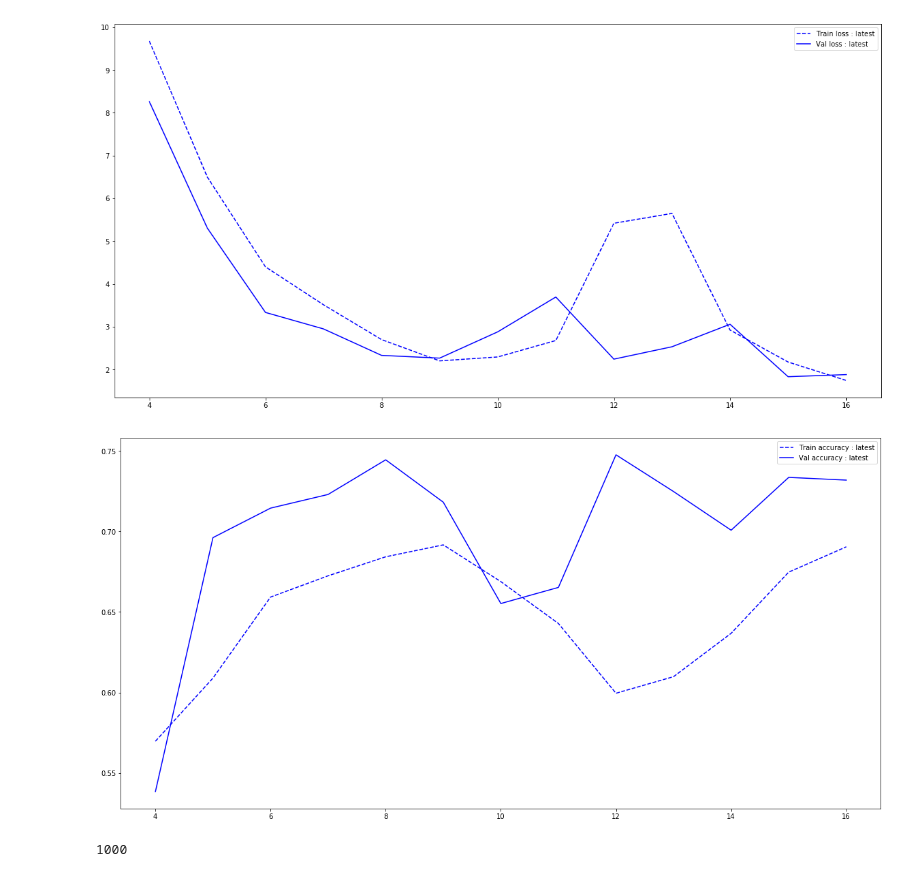
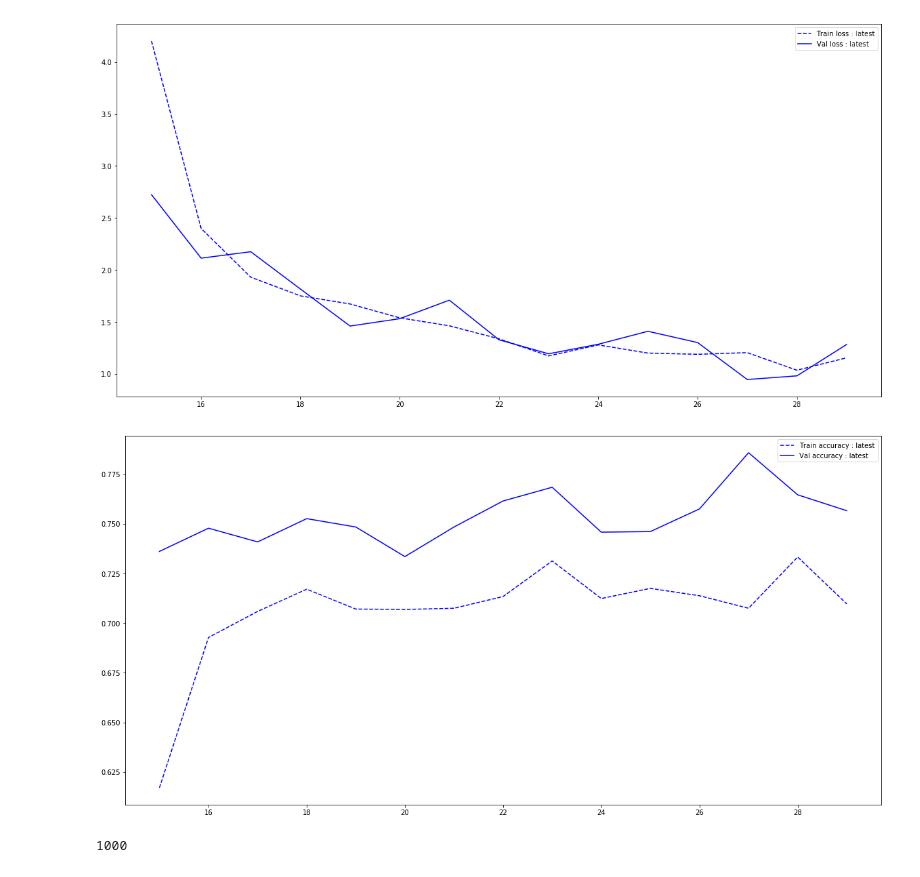
Before and after one commit to kolchinski/weeds_id, a Jupyter notebook: Loss tracking.ipynb, the cells around one changed output. Drawn from its saved outputs; the diff is of its cells as text; code cells hidden in the pictures.

```diff
--- a/Loss tracking.ipynb
+++ b/Loss tracking.ipynb
@@ -1277,10 +1303,10 @@ def make_graphs(log_name, start, end):
     plt.legend()
     plt.show()
 # %%
-make_graphs('latest', 4, 1000)
+make_graphs('latest', 15, 1000)
 # %% [output]
-[figure, old version]
+[figure, new version]
-[figure, old version]
+[figure, new version]
 # %%
 len(histories['resnet101_1000']['train_losses'])
 # %% [output]
```
Also changed, not shown: parts of 1 cell of this notebook, 1 other file.
